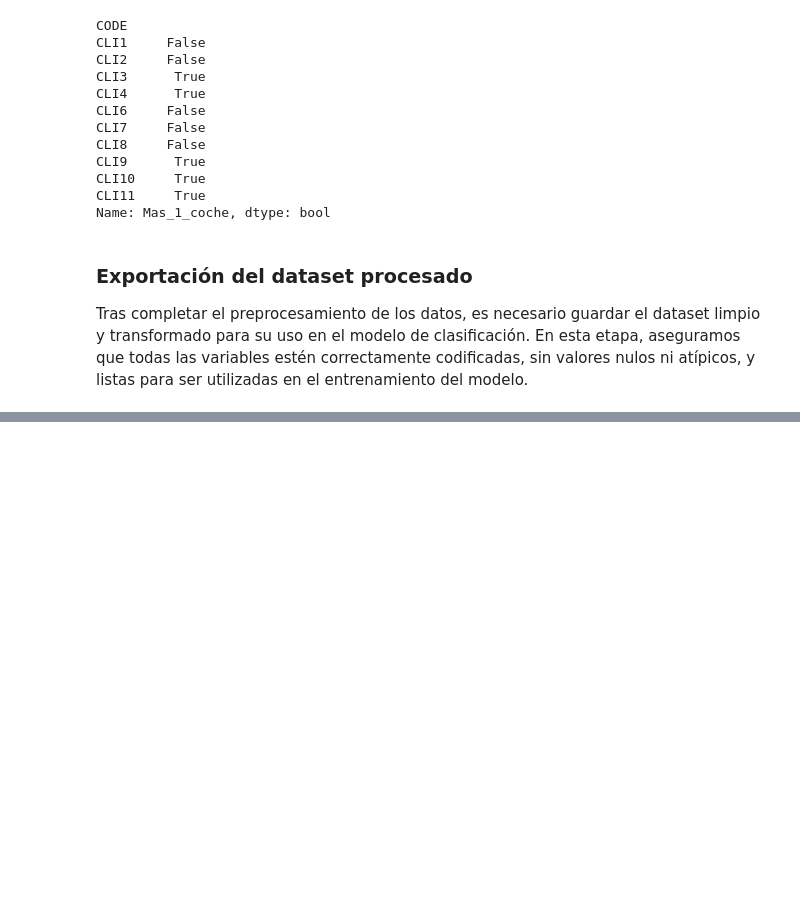
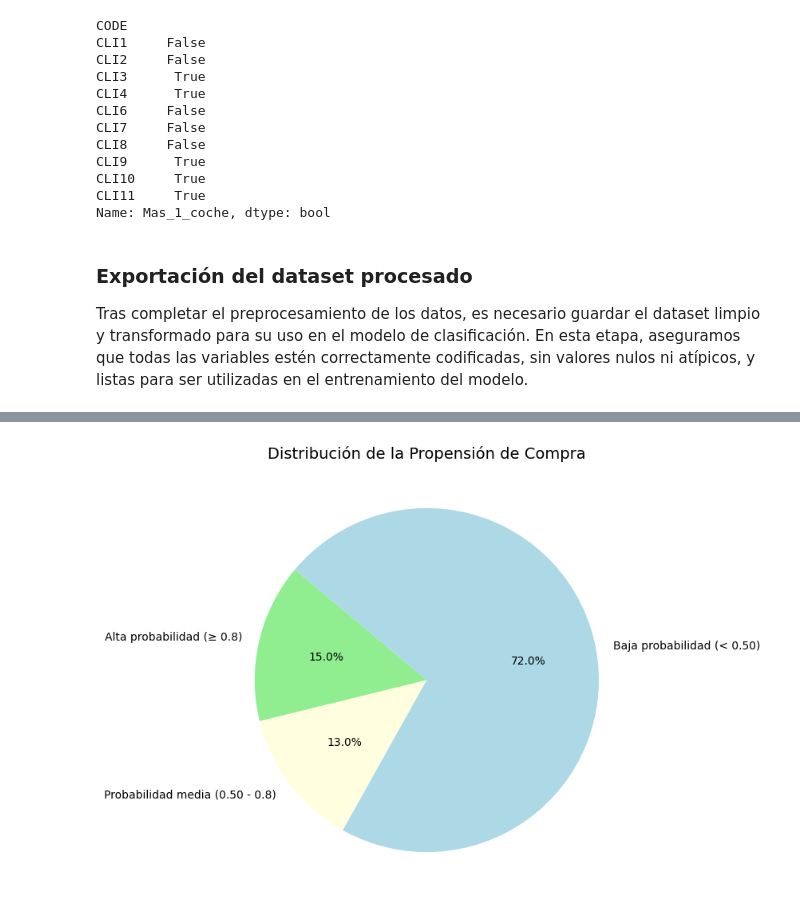
Before and after one commit to Nachosanchezz/ia_trabajos, a Jupyter notebook: notebooks/02_procesamiento.ipynb, the cells around one changed output, grey strips where cells are left out. Cells and saved outputs as stored; diff of their text form; code cells hidden in the pictures; blank space fills up the shorter version.

```diff
--- a/notebooks/02_procesamiento.ipynb
+++ b/notebooks/02_procesamiento.ipynb
@@ -313,0 +366,40 @@ df.to_csv('../data/stg/IA_PROPENSITY_TRAIN_1.csv', index=False)
+# %%
+import pandas as pd
+import matplotlib.pyplot as plt
+import seaborn as sns
+import joblib
+
+# Cargar datos
+df = pd.read_csv("../data/stg/IA_PROPENSITY_TRAIN_1.csv")
+
+# Eliminar columnas no utilizadas en el modelo
+df = df.drop(columns=["Mas_1_coche", "Tiempo", "PRODUCTO"])
+
+# Cargar modelo y hacer predicciones
+modelo = joblib.load("../models/hiper_xgboost.pkl")
+y_pred_proba = modelo.predict_proba(df)[:, 1]
+
+# Agregar la probabilidad de compra al DataFrame
+df["Propension_Compra"] = y_pred_proba
+
+# Definir categorías
+alta_probabilidad = df["Propension_Compra"] >= 0.8
+probabilidad_media = (df["Propension_Compra"] >= 0.50) & (df["Propension_Compra"] < 0.8)
+baja_probabilidad = df["Propension_Compra"] < 0.50
+
+# Calcular porcentajes
+total = len(df)
+porcentajes = {
+    "Alta probabilidad (≥ 0.8)": alta_probabilidad.sum() / total * 100,
+    "Probabilidad media (0.50 - 0.8)": probabilidad_media.sum() / total * 100,
+    "Baja probabilidad (< 0.50)": baja_probabilidad.sum() / total * 100,
+}
+
+# Crear gráfico de pastel
+plt.figure(figsize=(7, 7))
+colors = ["lightgreen", "lightyellow", "lightblue"]
+plt.pie(porcentajes.values(), labels=porcentajes.keys(), autopct="%1.1f%%", colors=colors, startangle=140)
+plt.title("Distribución de la Propensión de Compra", fontsize=14)
+plt.show()
+# %% [output]
+[figure, added]
```
Also changed, not shown: parts of 10 cells of this notebook, 2 other files.
